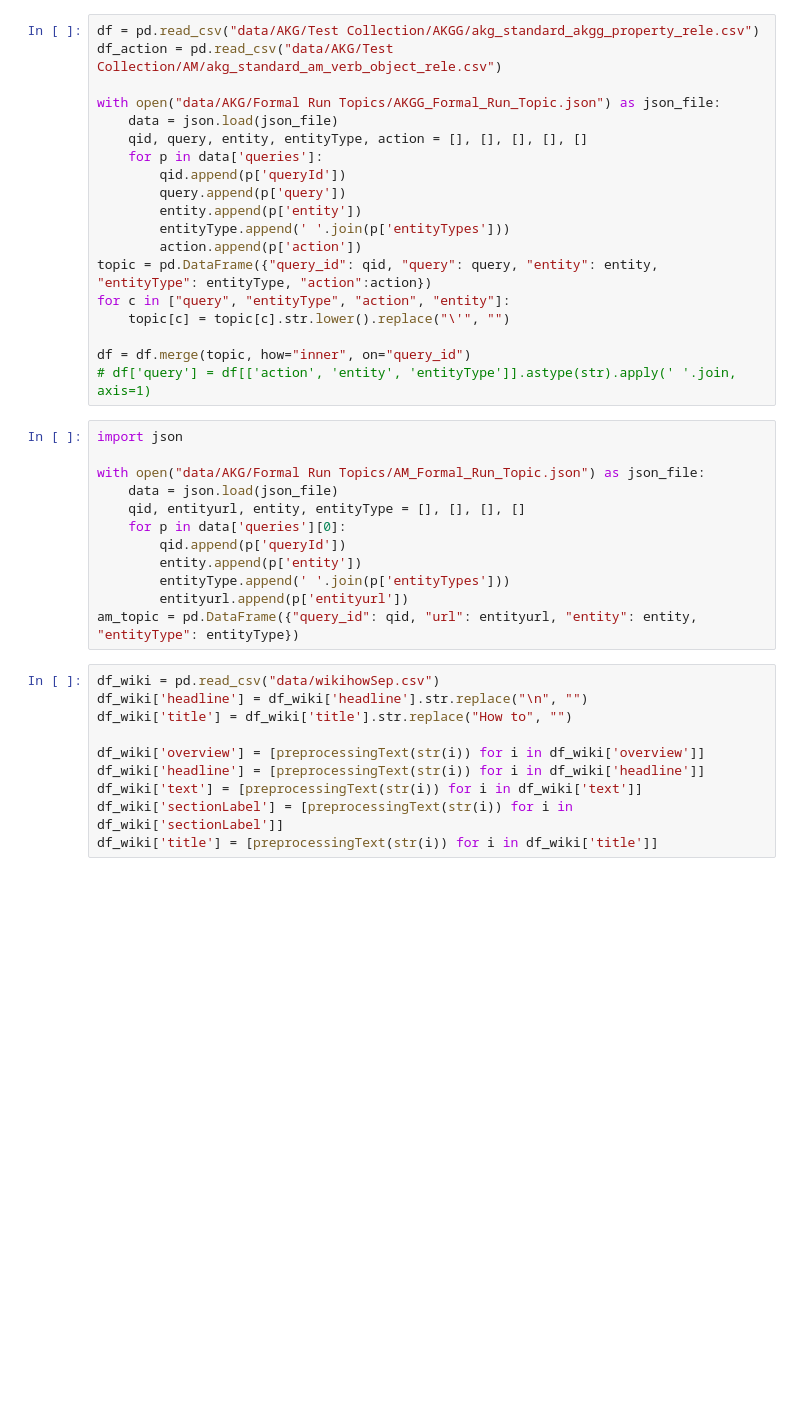
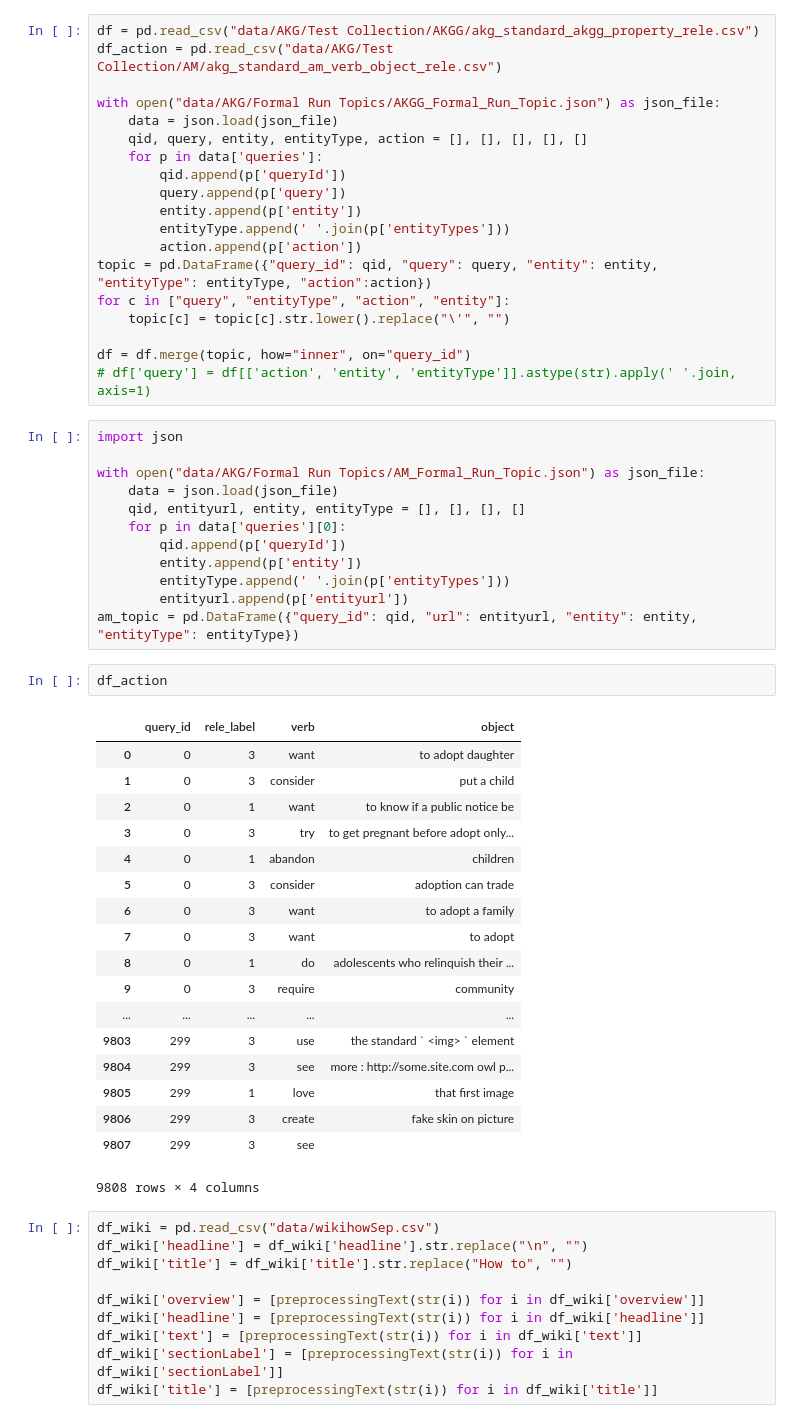
Before and after one commit to feay1234/WikiHow-Task-Based, a Jupyter notebook: AKG All Properties.ipynb, the cells around one changed output. Drawn from its saved outputs; the diff is of its cells as text; blank space fills up the shorter version.

```diff
--- a/AKG All Properties.ipynb
+++ b/AKG All Properties.ipynb
@@ -104,6 +124,27 @@ with open("data/AKG/Formal Run Topics/AM_Formal_Run_Topic.json") as json_file:
         entityType.append(' '.join(p['entityTypes']))
         entityurl.append(p['entityurl'])
 am_topic = pd.DataFrame({"query_id": qid, "url": entityurl, "entity": entity, "entityType": entityType})
+# %%
+df_action
+# %% [output]
+|  | query_id | rele_label | verb | object |
+| 0 | 0 | 3 | want | to adopt daughter |
+| 1 | 0 | 3 | consider | put a child |
+| 2 | 0 | 1 | want | to know if a public notice be |
+| 3 | 0 | 3 | try | to get pregnant before adopt only... |
+| 4 | 0 | 1 | abandon | children |
+| 5 | 0 | 3 | consider | adoption can trade |
+| 6 | 0 | 3 | want | to adopt a family |
+| 7 | 0 | 3 | want | to adopt |
+| 8 | 0 | 1 | do | adolescents who relinquish their ... |
+| 9 | 0 | 3 | require | community |
+| ... | ... | ... | ... | ... |
+| 9803 | 299 | 3 | use | the standard ` <img> ` element |
+| 9804 | 299 | 3 | see | more : http://some.site.com owl p... |
+| 9805 | 299 | 1 | love | that first image |
+| 9806 | 299 | 3 | create | fake skin on picture |
+| 9807 | 299 | 3 | see |  |
+9808 rows × 4 columns
 # %%
 df_wiki = pd.read_csv("data/wikihowSep.csv")
 df_wiki['headline'] = df_wiki['headline'].str.replace("\n", "")
```
Also changed, not shown: parts of 10 cells of this notebook.
